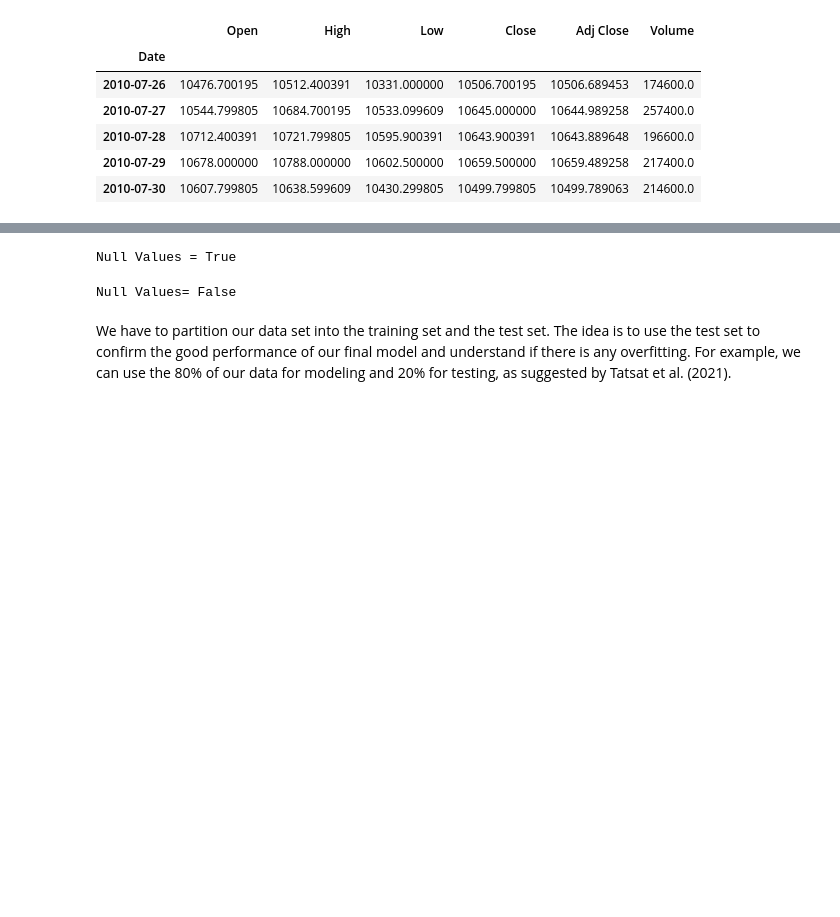
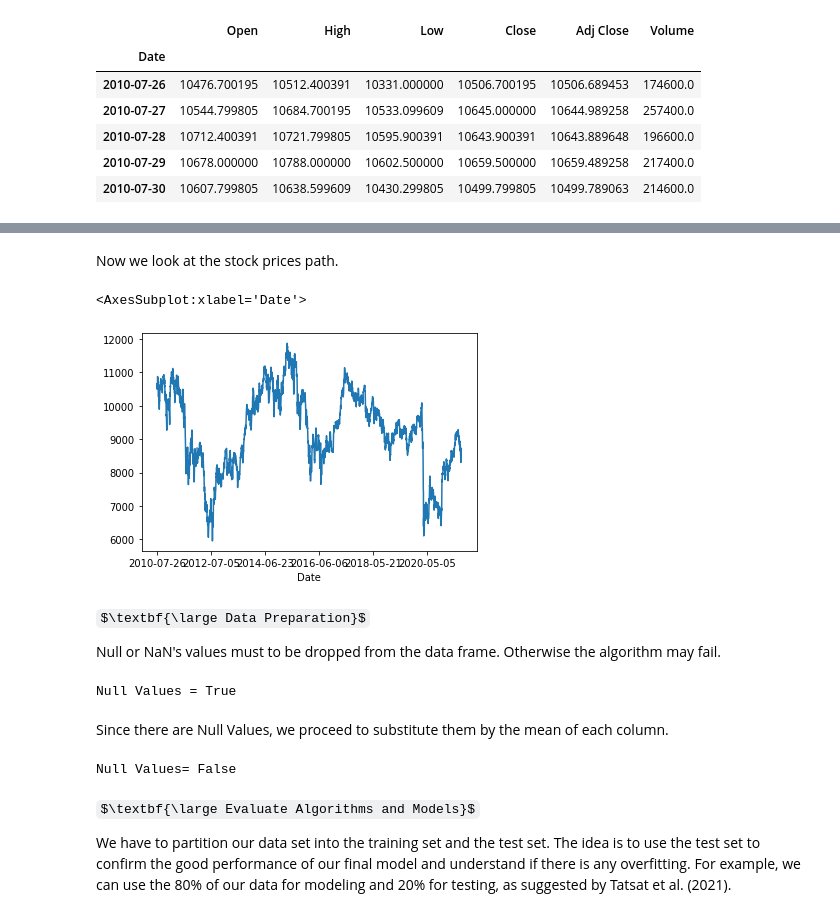
Before and after one commit to r-uben/dissertation-codes, a Jupyter notebook: emv-algorithm/trading_strategy.ipynb, the cells around one changed output, grey strips where cells are left out. Cells and saved outputs as stored; diff of their text form; code cells hidden in the pictures; some formulas as TeX source; blank space fills up the shorter version.

Commit message:
Another RL algorithm

```diff
--- a/emv-algorithm/trading_strategy.ipynb
+++ b/emv-algorithm/trading_strategy.ipynb
@@ -48,7 +91,20 @@ plt.plot(closing_prices)
+# %% [markdown]
+Now we look at the stock prices path.
+# %%
+dataset['Close'].plot()
+# %% [output]
+<AxesSubplot:xlabel='Date'>
+[figure, added]
+# %% [markdown]
+$\textbf{\large Data Preparation}$
+
+Null or NaN's values must to be dropped from the data frame. Otherwise the algorithm may fail.
 # %%
 print('Null Values =', dataset.isnull().values.any())
 # %% [output]
 Null Values = True
+# %% [markdown]
+Since there are Null Values, we proceed to substitute them by the mean of each column.
 # %%
 for key in dataset.keys():
     dataset[key] = dataset[key].fillna(dataset[key].mean())
@@ -57,6 +112,8 @@ print('Null Values=', dataset.isnull().values.any())
 # %% [output]
 Null Values= False
 # %% [markdown]
+$\textbf{\large Evaluate Algorithms and Models}$
+
 We have to partition our data set into the training set and the test set. The idea is to use the test set to confirm the good performance of our final model and understand if there is any overfitting. For example, we can use the 80\% of our data for modeling and 20\% for testing, as suggested by Tatsat et al. (2021).
 # %%
 X = list(dataset['Close'])
```
Also changed, not shown: parts of 22 cells of this notebook, 3 other files.
